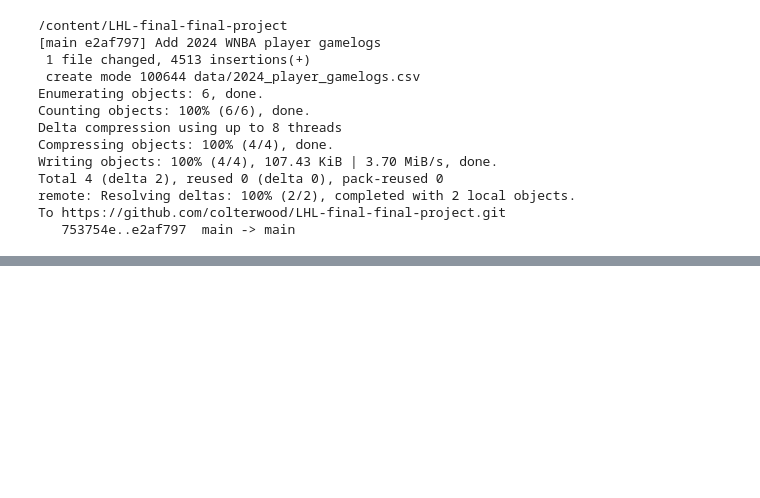
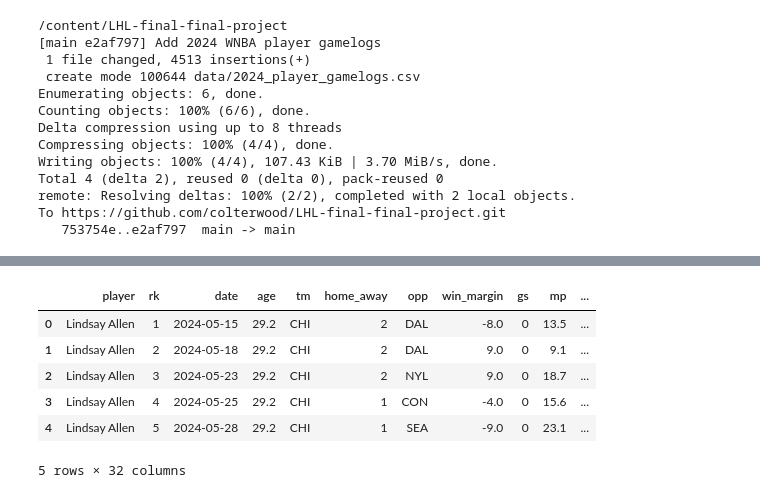
Before and after one commit to colterwood/LHL-final-final-project, a Jupyter notebook: notebooks/player_2024_gamelogs.ipynb, the cells around one changed output, grey strips where cells are left out. Cells and saved outputs as stored; diff of their text form; code cells hidden in the pictures; blank space fills up the shorter version.

```diff
--- a/notebooks/player_2024_gamelogs.ipynb
+++ b/notebooks/player_2024_gamelogs.ipynb
@@ -454,0 +494,3 @@ To https://github.com/colterwood/LHL-final-final-project.git
+# %%
+# change 'home_away' column to 1 for home and 2 for away
+df['home_away'] = df['home_away'].map({'home': 1, 'away': 2})
@@ -454,0 +528,3 @@ To https://github.com/colterwood/LHL-final-final-project.git
+# %%
+# replace '%' with '_pct' in column names
+df.columns = df.columns.str.replace('%', '_pct', regex=False)
@@ -454,0 +574,9 @@ To https://github.com/colterwood/LHL-final-final-project.git
+# %%
+# set fg_pct to 0.0 where fga == 0
+df.loc[df['fga'] == 0, 'fg_pct'] = 0.0
+
+# set ft_pct to 0.0 where fta == 0
+df.loc[df['fta'] == 0, 'ft_pct'] = 0.0
+
+# set 3p_pct to 0.0 where 3pa == 0
+df.loc[df['3pa'] == 0, '3p_pct'] = 0.0
@@ -454,0 +604,8 @@ To https://github.com/colterwood/LHL-final-final-project.git
+# %%
+# convert to datetime (if not already)
+df['date'] = pd.to_datetime(df['date'])
+
+# split into year, month, day
+df['year'] = df['date'].dt.year
+df['month'] = df['date'].dt.month
+df['day'] = df['date'].dt.day
@@ -454,0 +633,10 @@ To https://github.com/colterwood/LHL-final-final-project.git
+# %%
+df.head()
+# %% [output]
+|  | player | rk | date | age | tm | home_away | opp | win_margin | gs | mp | ... |
+| 0 | Lindsay Allen | 1 | 2024-05-15 | 29.2 | CHI | 2 | DAL | -8.0 | 0 | 13.5 | ... |
+| 1 | Lindsay Allen | 2 | 2024-05-18 | 29.2 | CHI | 2 | DAL | 9.0 | 0 | 9.1 | ... |
+| 2 | Lindsay Allen | 3 | 2024-05-23 | 29.2 | CHI | 2 | NYL | 9.0 | 0 | 18.7 | ... |
+| 3 | Lindsay Allen | 4 | 2024-05-25 | 29.2 | CHI | 1 | CON | -4.0 | 0 | 15.6 | ... |
+| 4 | Lindsay Allen | 5 | 2024-05-28 | 29.2 | CHI | 1 | SEA | -9.0 | 0 | 23.1 | ... |
+5 rows × 32 columns
```
Also changed, not shown: parts of 15 cells of this notebook.
